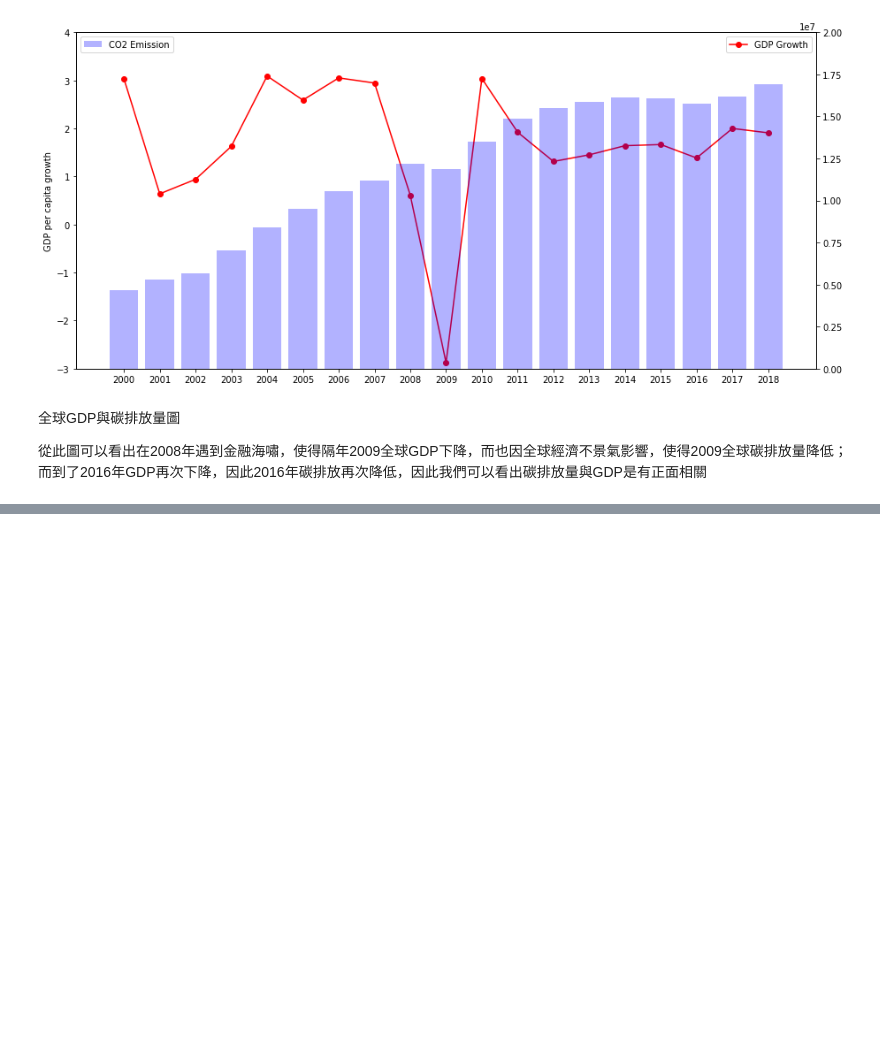
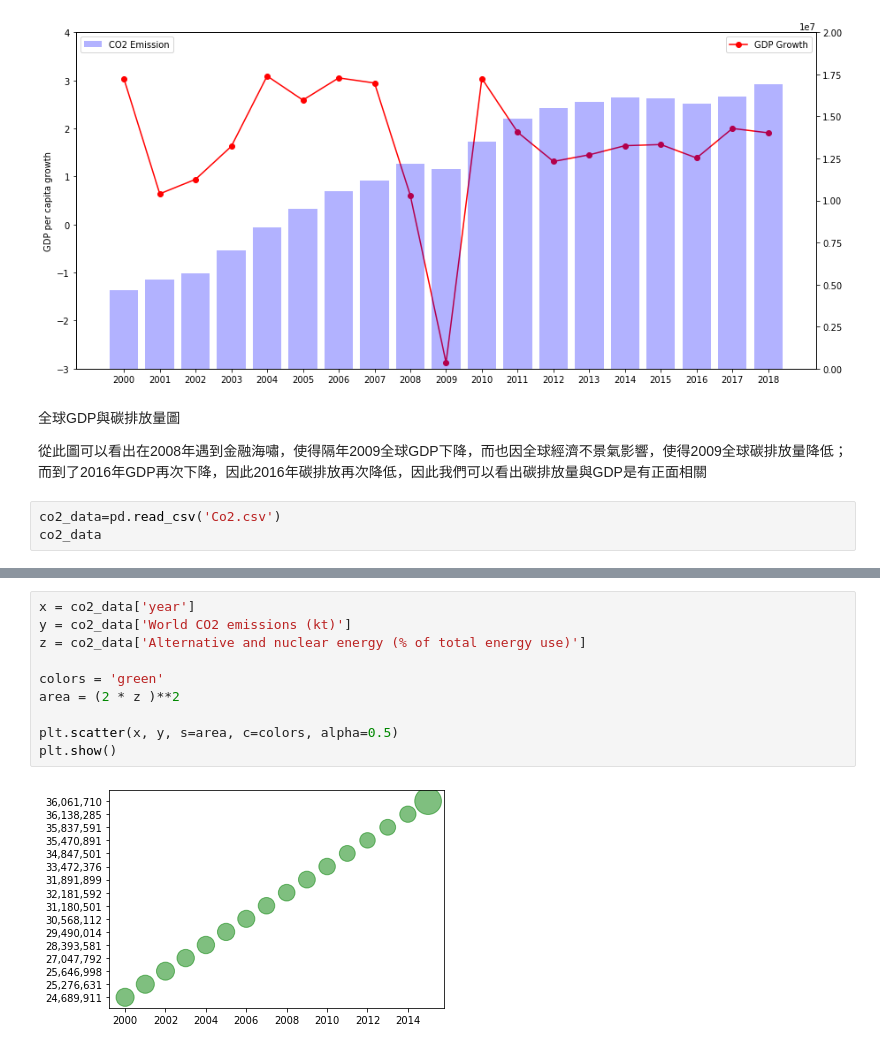
Before and after one commit to tomas890628/Information-visualization-workshop, a Jupyter notebook: HW/Sea-Ice Extend On January 1 and Sea Surface Temperature.ipynb, the cells around one changed output, grey strips where cells are left out. Drawn from its saved outputs; the diff is of its cells as text; blank space fills up the shorter version.

```diff
--- a/HW/Sea-Ice Extend On January 1 and Sea Surface Temperature.ipynb
+++ b/HW/Sea-Ice Extend On January 1 and Sea Surface Temperature.ipynb
@@ -99,3 +99,6 @@ plt.show()
 全球GDP與碳排放量圖
 
 從此圖可以看出在2008年遇到金融海嘯，使得隔年2009全球GDP下降，而也因全球經濟不景氣影響，使得2009全球碳排放量降低；而到了2016年GDP再次下降，因此2016年碳排放再次降低，因此我們可以看出碳排放量與GDP是有正面相關
+# %%
+co2_data=pd.read_csv('Co2.csv')
+co2_data
@@ -101,0 +123,12 @@ plt.show()
+# %%
+x = co2_data['year']
+y = co2_data['World CO2 emissions (kt)']
+z = co2_data['Alternative and nuclear energy (% of total energy use)']
+
+colors = 'green'
+area = (2 * z )**2
+
+plt.scatter(x, y, s=area, c=colors, alpha=0.5)
+plt.show()
+# %% [output]
+[figure, added]
```
Also changed, not shown: parts of 2 cells of this notebook, 1 other file.
